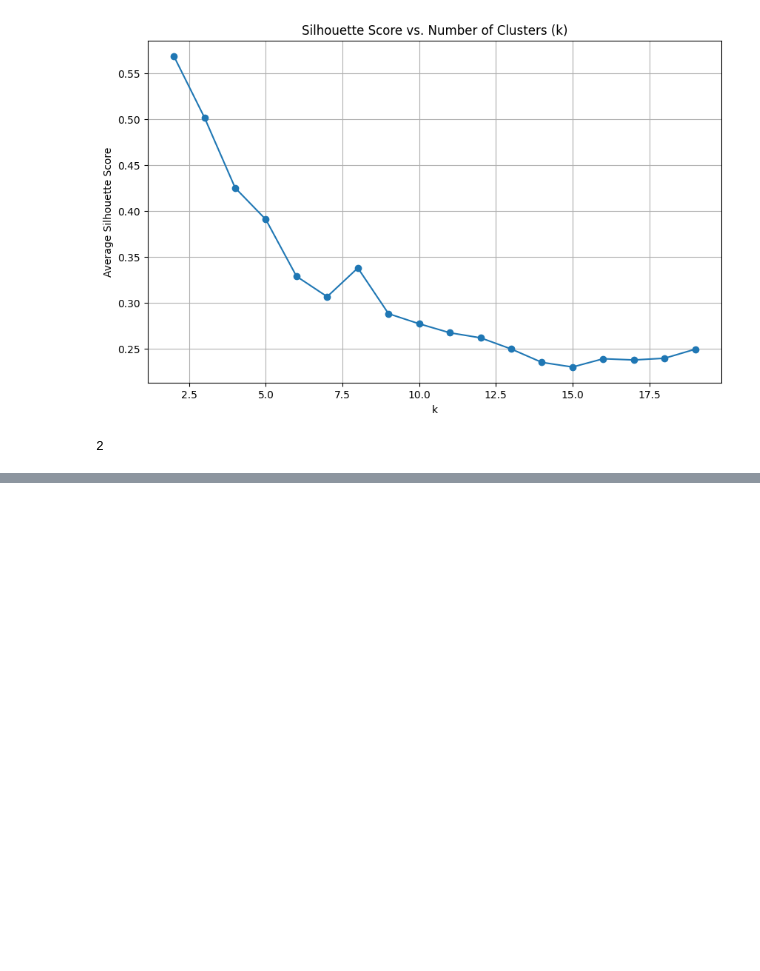
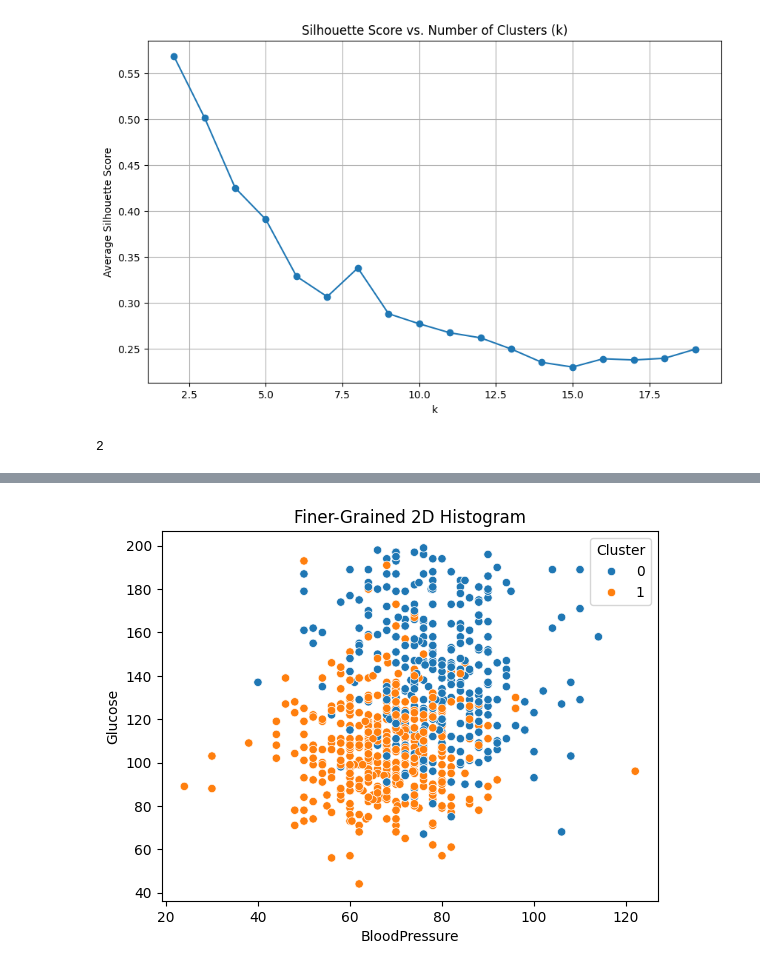
Before and after one commit to epsilon403/analyse_Risque_Diabete, a Jupyter notebook: Untitled.ipynb, the cells around one changed output, grey strips where cells are left out. Drawn from its saved outputs; the diff is of its cells as text; code cells hidden in the pictures; blank space fills up the shorter version.

Commit message:
adding the clusters with visualisation

```diff
--- a/Untitled.ipynb
+++ b/Untitled.ipynb
@@ -307,0 +324,15 @@ plt.show()
+# %%
+import pandas as pd
+from sklearn.cluster import KMeans
+
+optimal_k = 2
+
+X = scaled_df
+kmeans_final = KMeans(n_clusters=optimal_k, random_state=42, n_init='auto')
+kmeans_final.fit(X)
+
+new_df['Cluster'] = kmeans_final.labels_
+
+print(new_df.head())
+
+print(new_df['Cluster'].value_counts())
@@ -307,0 +357,13 @@ plt.show()
+# %%
+
+sns.scatterplot(
+    data=new_df,
+    x='BloodPressure',
+    y='Glucose',
+    hue='Cluster'
+)
+
+plt.title('Finer-Grained 2D Histogram')
+plt.show()
+# %% [output]
+[figure, added]
```
Also changed, not shown: parts of 6 cells of this notebook.
